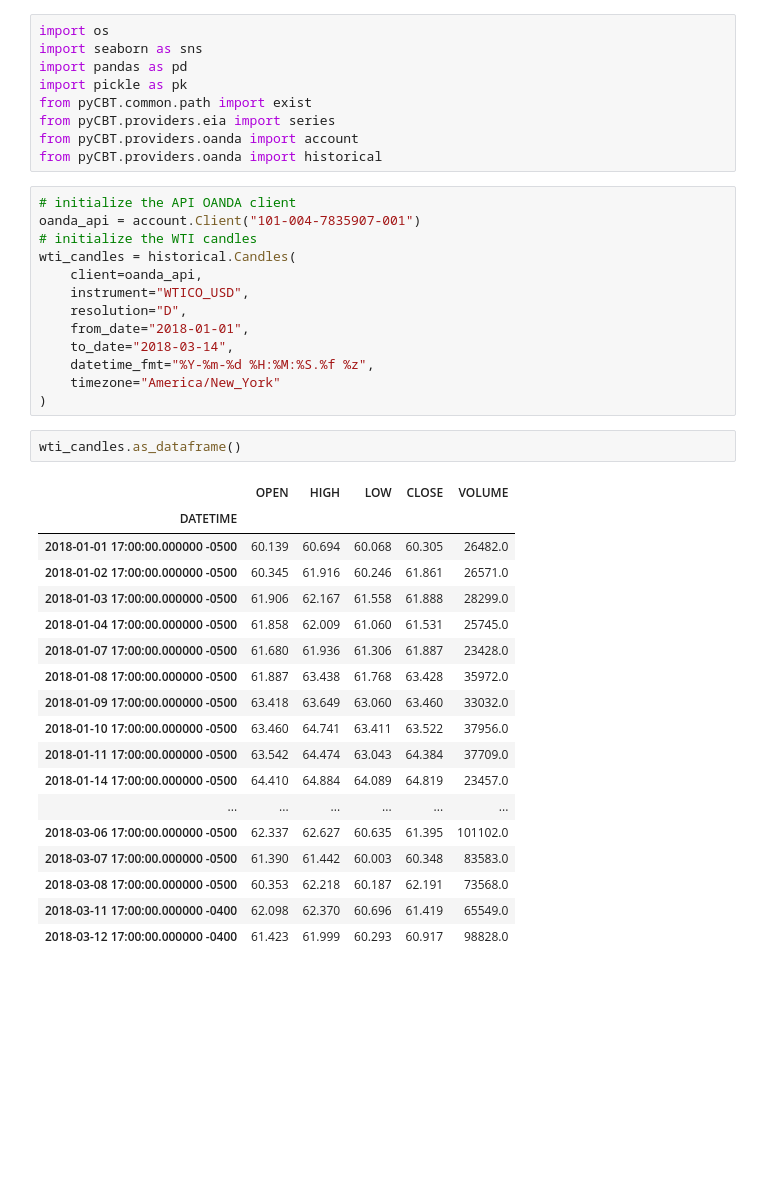
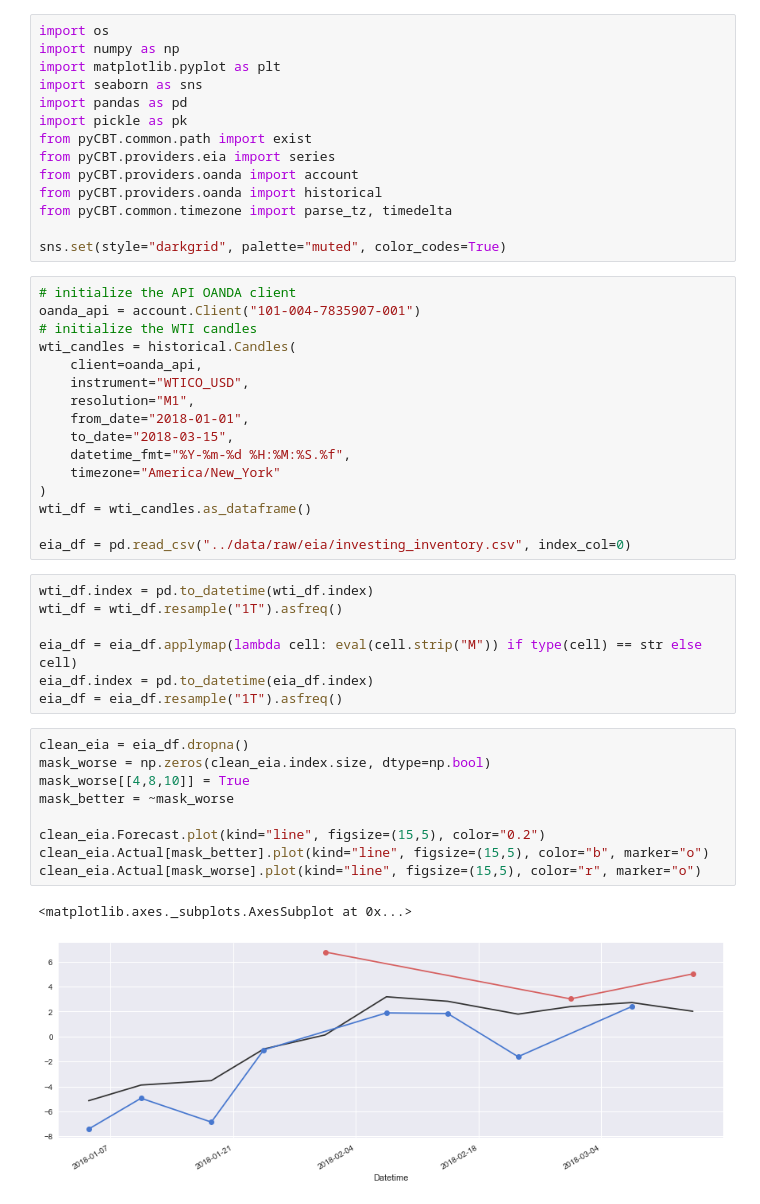
Before and after one commit to CBTrading/Experiments, a Jupyter notebook: ML-basics/intro-and-datasets.ipynb, the cells around one changed output. Drawn from its saved outputs; the diff is of its cells as text; blank space fills up the shorter version.

```diff
--- a/ML-basics/intro-and-datasets.ipynb
+++ b/ML-basics/intro-and-datasets.ipynb
@@ -87,5 +52,7 @@ Thus, given a set of features $\{\mathbf{X}_j\}$ and our pejudices about the pos
 # %%
 import os
+import numpy as np
+import matplotlib.pyplot as plt
 import seaborn as sns
 import pandas as pd
 import pickle as pk
@@ -93,6 +60,9 @@ from pyCBT.common.path import exist
 from pyCBT.providers.eia import series
 from pyCBT.providers.oanda import account
 from pyCBT.providers.oanda import historical
+from pyCBT.common.timezone import parse_tz, timedelta
+
+sns.set(style="darkgrid", palette="muted", color_codes=True)
 # %%
 # initialize the API OANDA client
 oanda_api = account.Client("101-004-7835907-001")
@@ -100,30 +70,31 @@ oanda_api = account.Client("101-004-7835907-001")
 wti_candles = historical.Candles(
     client=oanda_api,
     instrument="WTICO_USD",
-    resolution="D",
+    resolution="M1",
     from_date="2018-01-01",
-    to_date="2018-03-14",
-    datetime_fmt="%Y-%m-%d %H:%M:%S.%f %z",
+    to_date="2018-03-15",
+    datetime_fmt="%Y-%m-%d %H:%M:%S.%f",
     timezone="America/New_York"
 )
+wti_df = wti_candles.as_dataframe()
+
+eia_df = pd.read_csv("../data/raw/eia/investing_inventory.csv", index_col=0)
-# %%
-wti_candles.as_dataframe()
-# %% [output]
-|  | OPEN | HIGH | LOW | CLOSE | VOLUME |
-| DATETIME |  |  |  |  |  |
-| 2018-01-01 17:00:00.000000 -0500 | 60.139 | 60.694 | 60.068 | 60.305 | 26482.0 |
-| 2018-01-02 17:00:00.000000 -0500 | 60.345 | 61.916 | 60.246 | 61.861 | 26571.0 |
-| 2018-01-03 17:00:00.000000 -0500 | 61.906 | 62.167 | 61.558 | 61.888 | 28299.0 |
-| 2018-01-04 17:00:00.000000 -0500 | 61.858 | 62.009 | 61.060 | 61.531 | 25745.0 |
-| 2018-01-07 17:00:00.000000 -0500 | 61.680 | 61.936 | 61.306 | 61.887 | 23428.0 |
-| 2018-01-08 17:00:00.000000 -0500 | 61.887 | 63.438 | 61.768 | 63.428 | 35972.0 |
-| 2018-01-09 17:00:00.000000 -0500 | 63.418 | 63.649 | 63.060 | 63.460 | 33032.0 |
-| 2018-01-10 17:00:00.000000 -0500 | 63.460 | 64.741 | 63.411 | 63.522 | 37956.0 |
-| 2018-01-11 17:00:00.000000 -0500 | 63.542 | 64.474 | 63.043 | 64.384 | 37709.0 |
-| 2018-01-14 17:00:00.000000 -0500 | 64.410 | 64.884 | 64.089 | 64.819 | 23457.0 |
-| ... | ... | ... | ... | ... | ... |
-| 2018-03-06 17:00:00.000000 -0500 | 62.337 | 62.627 | 60.635 | 61.395 | 101102.0 |
-| 2018-03-07 17:00:00.000000 -0500 | 61.390 | 61.442 | 60.003 | 60.348 | 83583.0 |
-| 2018-03-08 17:00:00.000000 -0500 | 60.353 | 62.218 | 60.187 | 62.191 | 73568.0 |
-| 2018-03-11 17:00:00.000000 -0400 | 62.098 | 62.370 | 60.696 | 61.419 | 65549.0 |
-| 2018-03-12 17:00:00.000000 -0400 | 61.423 | 61.999 | 60.293 | 60.917 | 98828.0 |
+# %%
+wti_df.index = pd.to_datetime(wti_df.index)
+wti_df = wti_df.resample("1T").asfreq()
+
+eia_df = eia_df.applymap(lambda cell: eval(cell.strip("M")) if type(cell) == str else cell)
+eia_df.index = pd.to_datetime(eia_df.index)
+eia_df = eia_df.resample("1T").asfreq()
+# %%
+clean_eia = eia_df.dropna()
+mask_worse = np.zeros(clean_eia.index.size, dtype=np.bool)
+mask_worse[[4,8,10]] = True
+mask_better = ~mask_worse
+
+clean_eia.Forecast.plot(kind="line", figsize=(15,5), color="0.2")
+clean_eia.Actual[mask_better].plot(kind="line", figsize=(15,5), color="b", marker="o")
+clean_eia.Actual[mask_worse].plot(kind="line", figsize=(15,5), color="r", marker="o")
+# %% [output]
+<matplotlib.axes._subplots.AxesSubplot at 0x...>
+[figure, added]
```
Also changed, not shown: parts of 2 cells of this notebook.
